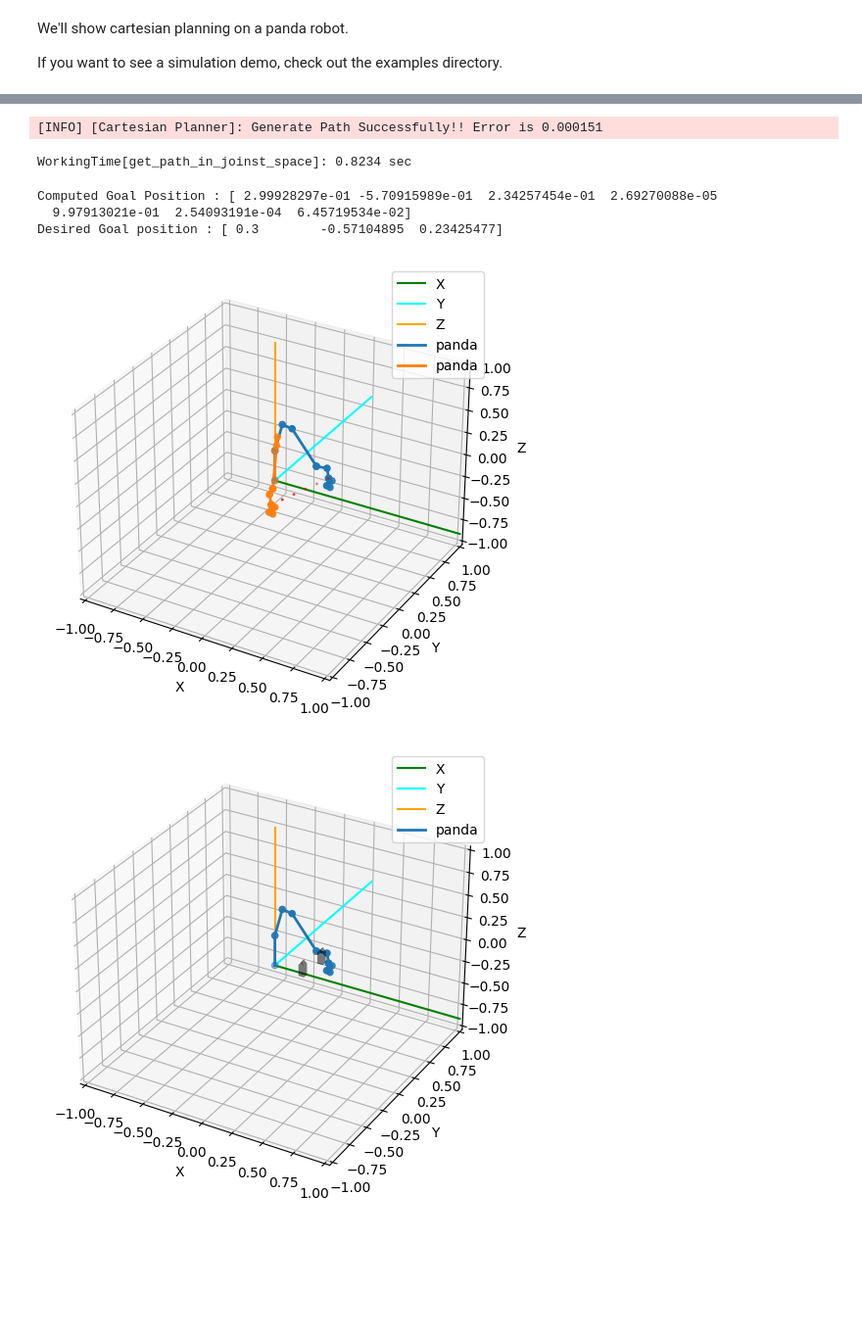
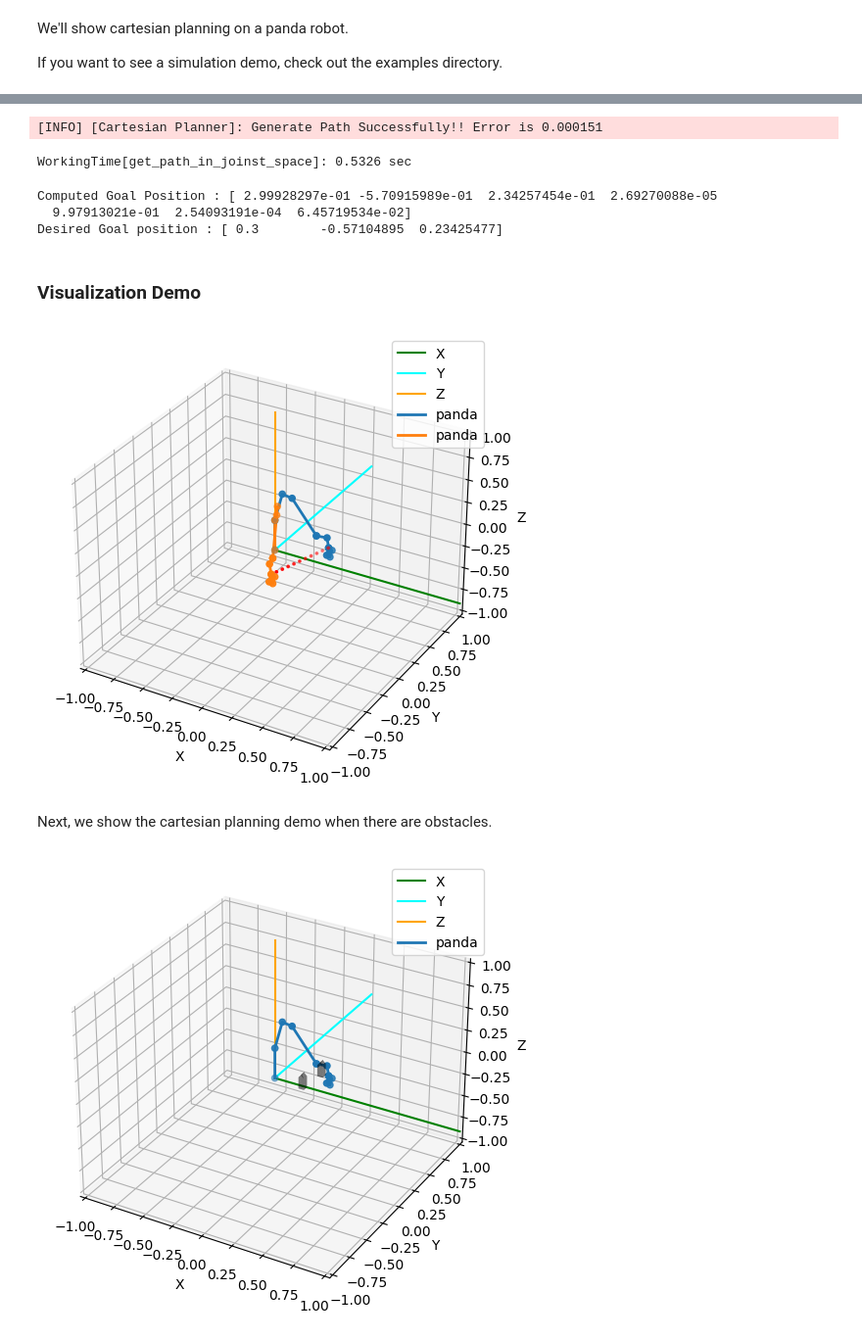
Before and after one commit to jdj2261/pykin, a Jupyter notebook: tutorials/06_cartesian_planning.ipynb, the cells around one changed output, grey strips where cells are left out. Shown at 98% size. Cells and saved outputs as stored; diff of their text form; code cells hidden in the pictures; blank space fills up the shorter version.

```diff
--- a/tutorials/06_cartesian_planning.ipynb
+++ b/tutorials/06_cartesian_planning.ipynb
@@ -51,4 +63,5 @@ task_plan = CartesianPlanner(
     self_collision_manager=c_manager,
     obstacle_collision_manager=o_manager,
     n_step=100,
-    dimension=7)
+    dimension=7,
+    waypoint_type="Linear")
@@ -65,7 +85,7 @@ if joint_path is None and target_poses is None:
     exit()
 # %% [output]
 [INFO] [Cartesian Planner]: Generate Path Successfully!! Error is 0.000151
-WorkingTime[get_path_in_joinst_space]: 0.8234 sec
+WorkingTime[get_path_in_joinst_space]: 0.5326 sec
 # %%
 joint_trajectory = []
 eef_poses = []
@@ -79,26 +99,30 @@ print(f"Desired Goal position : {target_poses[-1]}")
 Computed Goal Position : [ 2.99928297e-01 -5.70915989e-01  2.34257454e-01  2.69270088e-05
   9.97913021e-01  2.54093191e-04  6.45719534e-02]
 Desired Goal position : [ 0.3        -0.57104895  0.23425477]
+# %% [markdown]
+### Visualization Demo
 # %%
 
 fig, ax = plt.init_3d_figure(figsize=(10,6), dpi= 100)
 
-plt.plot_trajectories(ax, target_poses, size=1)
+plt.plot_trajectories(ax, target_poses, size=3)
 plt.plot_robot(
     robot,
     transformations=joint_trajectory[0],
     ax=ax,
     visible_text=False)
 plt.plot_robot(
     robot,
     transformations=joint_trajectory[-1],
     ax=ax,
     visible_text=False,
     visible_basis=False)
 
 plt.show_figure()
 # %% [output]
-[figure, old version]
+[figure, new version]
+# %% [markdown]
+Next, we show the cartesian planning demo when there are obstacles.
 # %%
 name="milk1"
 obs_pos=[3.73820701e-01, -2.51826813e-01,  2.71833382e-01]
```
Also changed, not shown: parts of 4 cells of this notebook, 5 other files.
